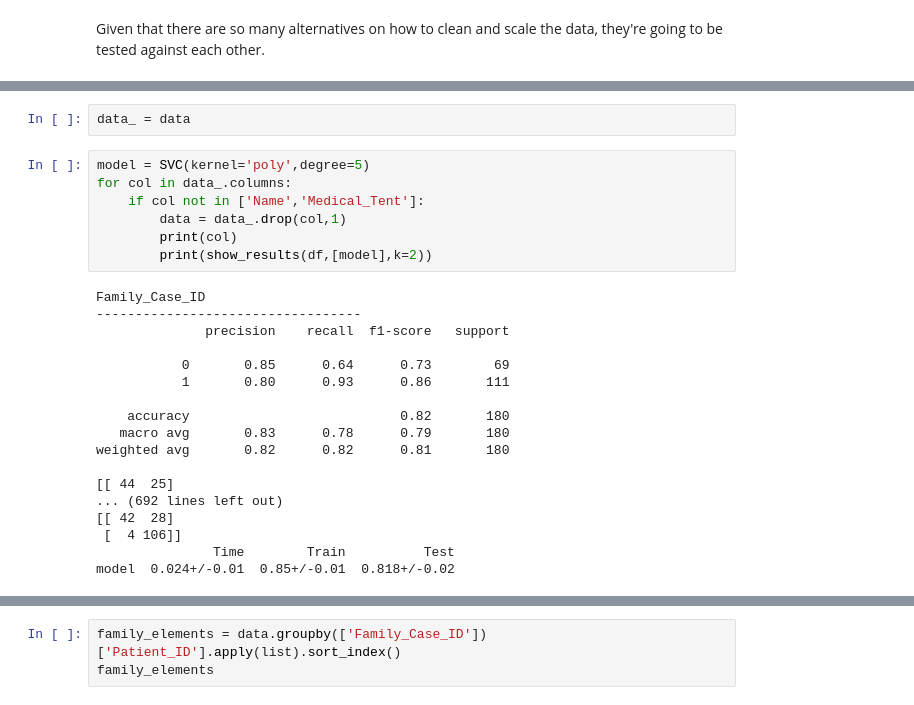
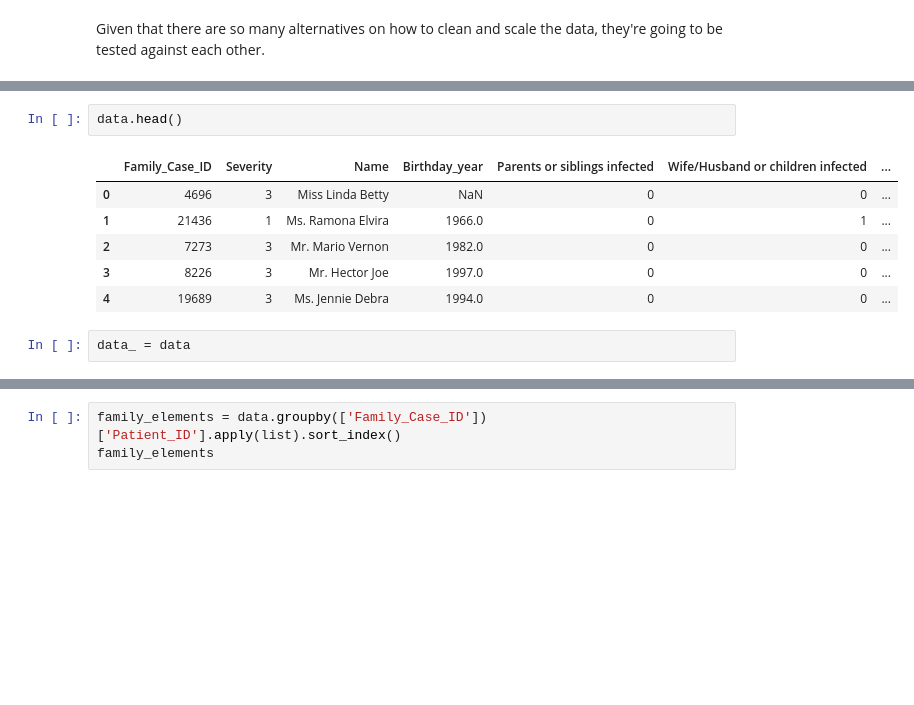
Before and after one commit to CatPalha/machineLearningProject, a Jupyter notebook: Project_NaiveBayes.ipynb, the cells around one changed output, grey strips where cells are left out. Saved outputs shown, nothing was run; the diff lists cells and outputs as text; blank space fills up the shorter version.

```diff
--- a/Project_NaiveBayes.ipynb
+++ b/Project_NaiveBayes.ipynb
@@ -2217,27 +2215,11 @@ weighted avg       0.79      0.78      0.77       180
+# %%
+data.head()
+# %% [output]
+|  | Family_Case_ID | Severity | Name | Birthday_year | Parents or siblings infected | Wife/Husband or children infected | ... |
+| 0 | 4696 | 3 | Miss Linda Betty | NaN | 0 | 0 | ... |
+| 1 | 21436 | 1 | Ms. Ramona Elvira | 1966.0 | 0 | 1 | ... |
+| 2 | 7273 | 3 | Mr. Mario Vernon | 1982.0 | 0 | 0 | ... |
+| 3 | 8226 | 3 | Mr. Hector Joe | 1997.0 | 0 | 0 | ... |
+| 4 | 19689 | 3 | Ms. Jennie Debra | 1994.0 | 0 | 0 | ... |
 # %%
 data_ = data
-# %%
-model = SVC(kernel='poly',degree=5)
-for col in data_.columns:
-    if col not in ['Name','Medical_Tent']:
-        data = data_.drop(col,1)
-        print(col)
-        print(show_results(df,[model],k=2))
-# %% [output]
-Family_Case_ID
-----------------------------------
-              precision    recall  f1-score   support
-
-           0       0.85      0.64      0.73        69
-           1       0.80      0.93      0.86       111
-
-    accuracy                           0.82       180
-   macro avg       0.83      0.78      0.79       180
-weighted avg       0.82      0.82      0.81       180
-
-[[ 44  25]
-... (692 lines left out)
-[[ 42  28]
- [  4 106]]
-               Time        Train          Test
-model  0.024+/-0.01  0.85+/-0.01  0.818+/-0.02
```
Also changed, not shown: parts of 330 cells of this notebook, 3 other files.
